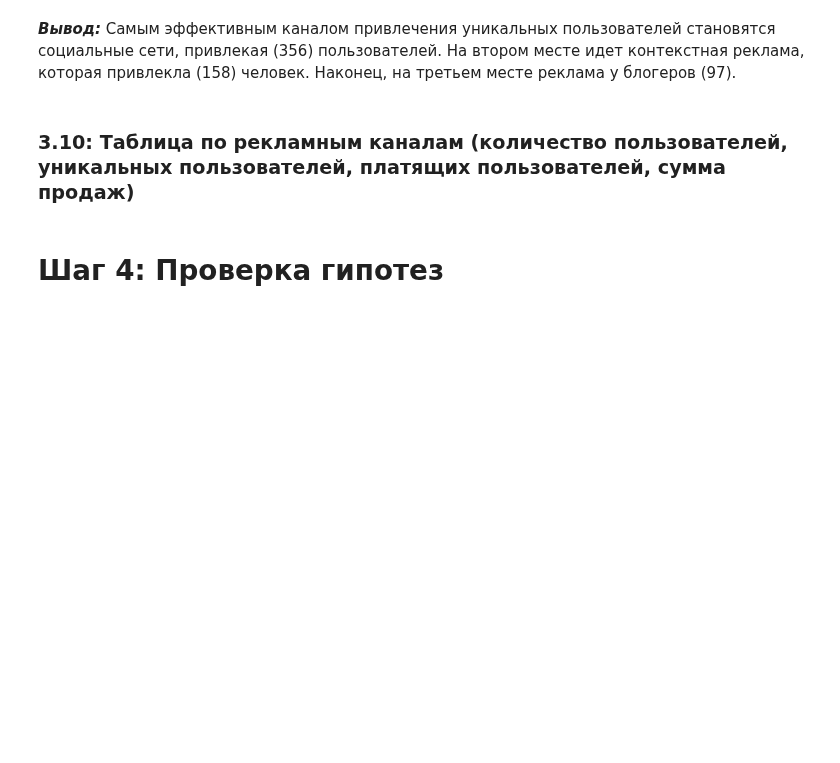
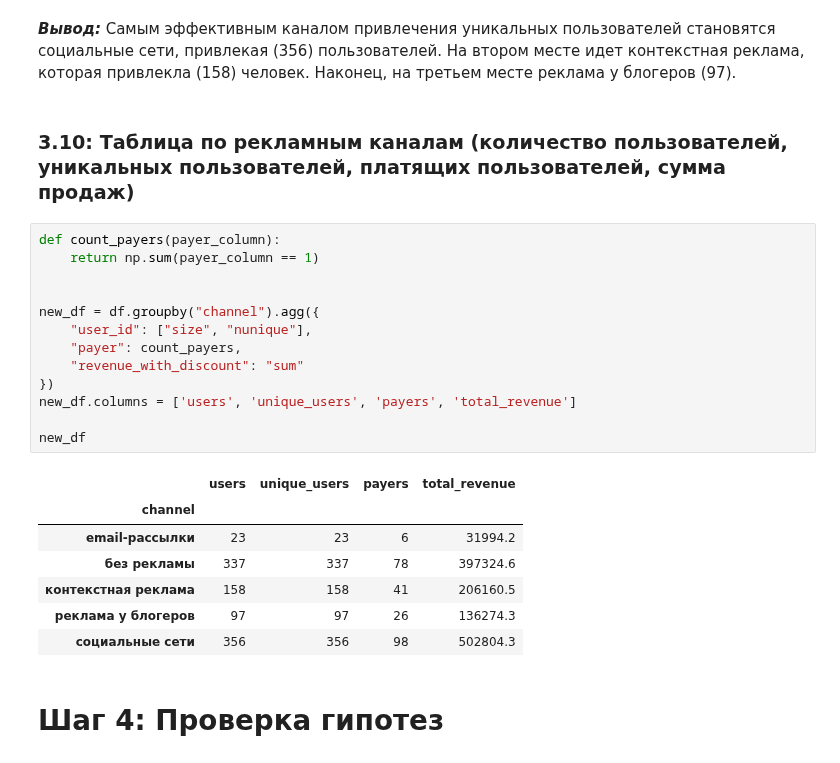
Before and after one commit to zhukovrost/lyceumFinalProject, a Jupyter notebook: project.ipynb, the cells around one changed output. Drawn from its saved outputs; the diff is of its cells as text; blank space fills up the shorter version.

```diff
--- a/project.ipynb
+++ b/project.ipynb
@@ -759,6 +759,27 @@ dtype: int64
 ***Вывод:*** Самым эффективным каналом привлечения уникальных пользователей становятся социальные сети, привлекая (356) пользователей. На втором месте идет контекстная реклама, которая привлекла (158) человек. Наконец, на третьем месте реклама у блогеров (97).
 # %% [markdown]
 ### 3.10: Таблица по рекламным каналам (количество пользователей, уникальных пользователей, платящих пользователей, сумма продаж)
+# %%
+def count_payers(payer_column):
+    return np.sum(payer_column == 1)
+
+
+new_df = df.groupby("channel").agg({
+    "user_id": ["size", "nunique"],
+    "payer": count_payers,
+    "revenue_with_discount": "sum"
+})
+new_df.columns = ['users', 'unique_users', 'payers', 'total_revenue']
+
+new_df
+# %% [output]
+|  | users | unique_users | payers | total_revenue |
+| channel |  |  |  |  |
+| email-рассылки | 23 | 23 | 6 | 31994.2 |
+| без рекламы | 337 | 337 | 78 | 397324.6 |
+| контекстная реклама | 158 | 158 | 41 | 206160.5 |
+| реклама у блогеров | 97 | 97 | 26 | 136274.3 |
+| социальные сети | 356 | 356 | 98 | 502804.3 |
 # %% [markdown]
 # **Шаг 4: Проверка гипотез**
 # %% [markdown]
```
